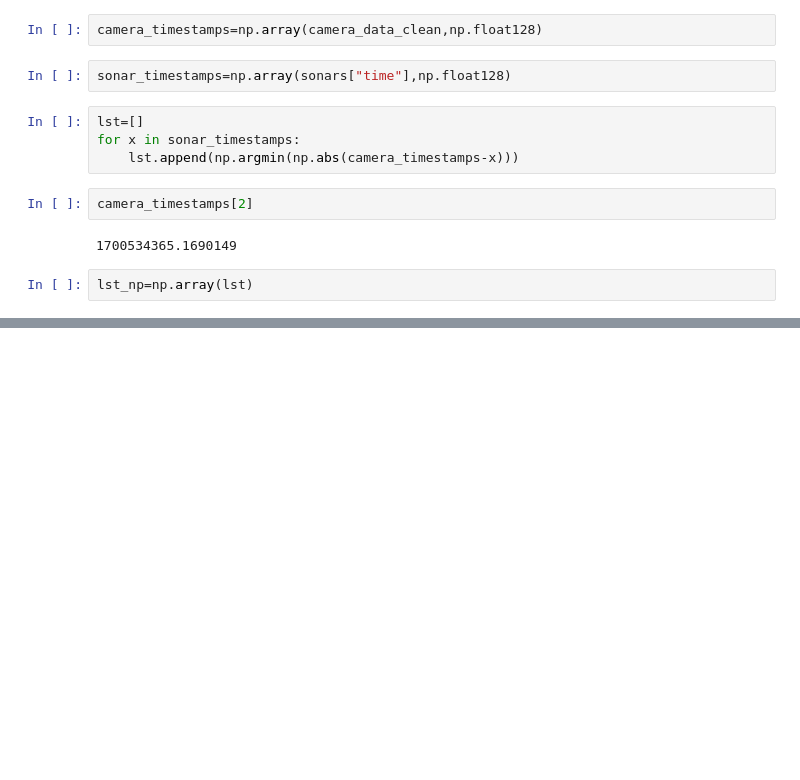
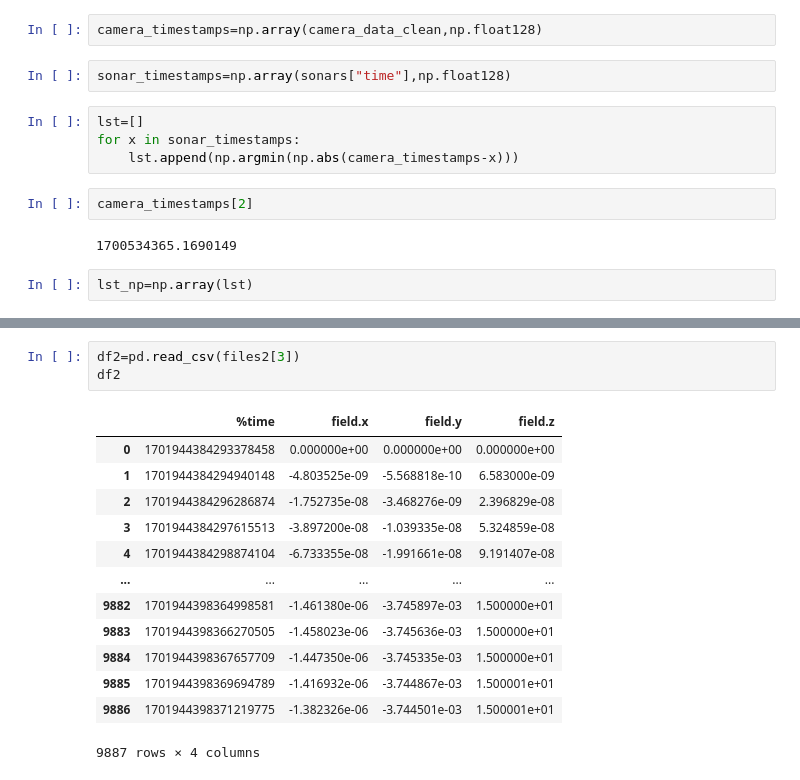
Before and after one commit to SAAB-NTU/2023_UWR, a Jupyter notebook: Analysis/kf_analysis.ipynb, the cells around one changed output, grey strips where cells are left out. Cells and saved outputs as stored; diff of their text form; blank space fills up the shorter version.

```diff
--- a/Analysis/kf_analysis.ipynb
+++ b/Analysis/kf_analysis.ipynb
@@ -42,0 +56,17 @@ TypeError: only integer scalar arrays can be converted to a scalar index
+# %%
+df2=pd.read_csv(files2[3])
+df2
+# %% [output]
+|  | %time | field.x | field.y | field.z |
+| 0 | 1701944384293378458 | 0.000000e+00 | 0.000000e+00 | 0.000000e+00 |
+| 1 | 1701944384294940148 | -4.803525e-09 | -5.568818e-10 | 6.583000e-09 |
+| 2 | 1701944384296286874 | -1.752735e-08 | -3.468276e-09 | 2.396829e-08 |
+| 3 | 1701944384297615513 | -3.897200e-08 | -1.039335e-08 | 5.324859e-08 |
+| 4 | 1701944384298874104 | -6.733355e-08 | -1.991661e-08 | 9.191407e-08 |
+| ... | ... | ... | ... | ... |
+| 9882 | 1701944398364998581 | -1.461380e-06 | -3.745897e-03 | 1.500000e+01 |
+| 9883 | 1701944398366270505 | -1.458023e-06 | -3.745636e-03 | 1.500000e+01 |
+| 9884 | 1701944398367657709 | -1.447350e-06 | -3.745335e-03 | 1.500000e+01 |
+| 9885 | 1701944398369694789 | -1.416932e-06 | -3.744867e-03 | 1.500001e+01 |
+| 9886 | 1701944398371219775 | -1.382326e-06 | -3.744501e-03 | 1.500001e+01 |
+9887 rows × 4 columns
```
Also changed, not shown: parts of 7 cells of this notebook, 22 other files.
